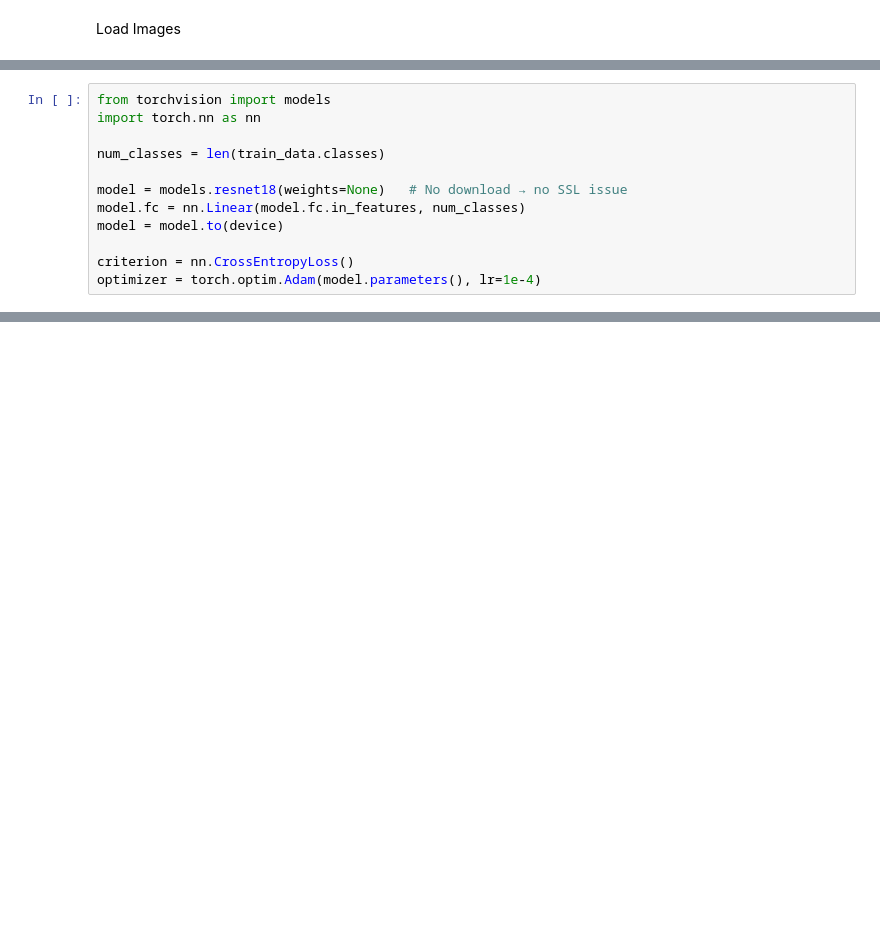
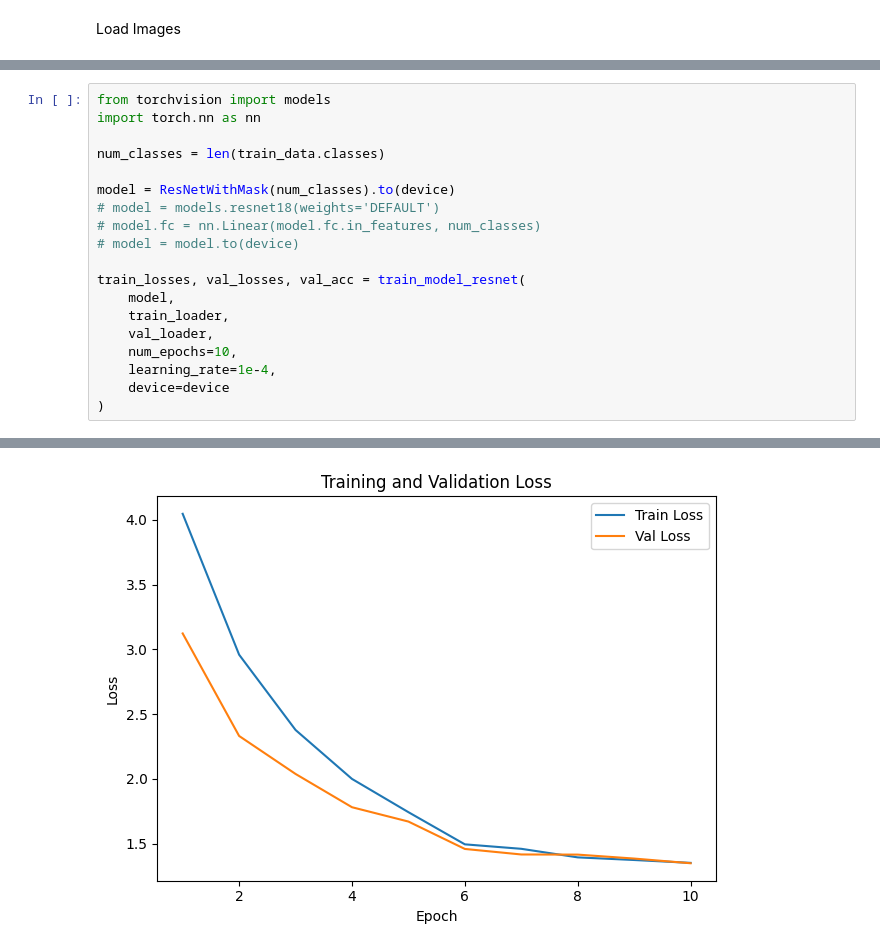
Before and after one commit to gtadams/2156-Final-Project, a Jupyter notebook: 2.156finalCNN.ipynb, the cells around one changed output, grey strips where cells are left out. Drawn from its saved outputs; the diff is of its cells as text; blank space fills up the shorter version.

```diff
--- a/2.156finalCNN.ipynb
+++ b/2.156finalCNN.ipynb
@@ -161,9 +311,17 @@ import torch.nn as nn
 
 num_classes = len(train_data.classes)
 
-model = models.resnet18(weights=None)   # No download → no SSL issue
-model.fc = nn.Linear(model.fc.in_features, num_classes)
-model = model.to(device)
+model = ResNetWithMask(num_classes).to(device)
+# model = models.resnet18(weights='DEFAULT')
+# model.fc = nn.Linear(model.fc.in_features, num_classes)
+# model = model.to(device)
 
-criterion = nn.CrossEntropyLoss()
-optimizer = torch.optim.Adam(model.parameters(), lr=1e-4)
+train_losses, val_losses, val_acc = train_model_resnet(
+    model,
+    train_loader,
+    val_loader,
+    num_epochs=10,
+    learning_rate=1e-4,
+    device=device
+)
+# %% [output]
@@ -169,0 +341 @@ optimizer = torch.optim.Adam(model.parameters(), lr=1e-4)
+[figure, added]
```
Also changed, not shown: parts of 33 cells of this notebook, 1 other file.
